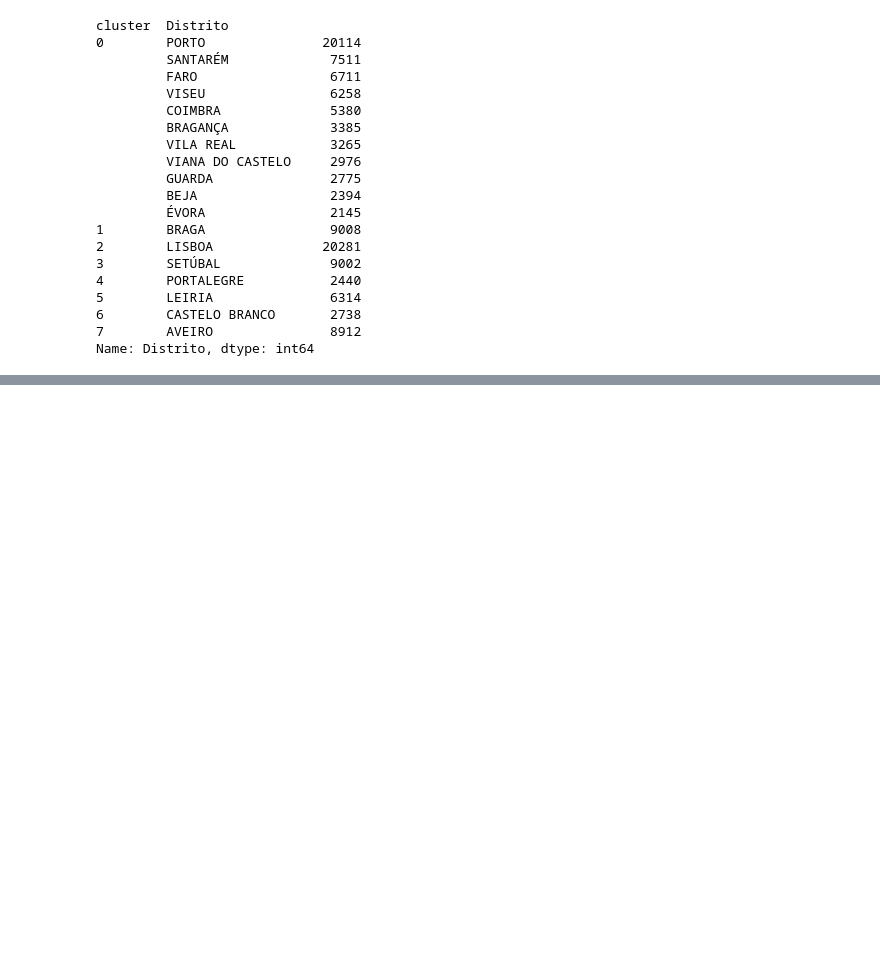
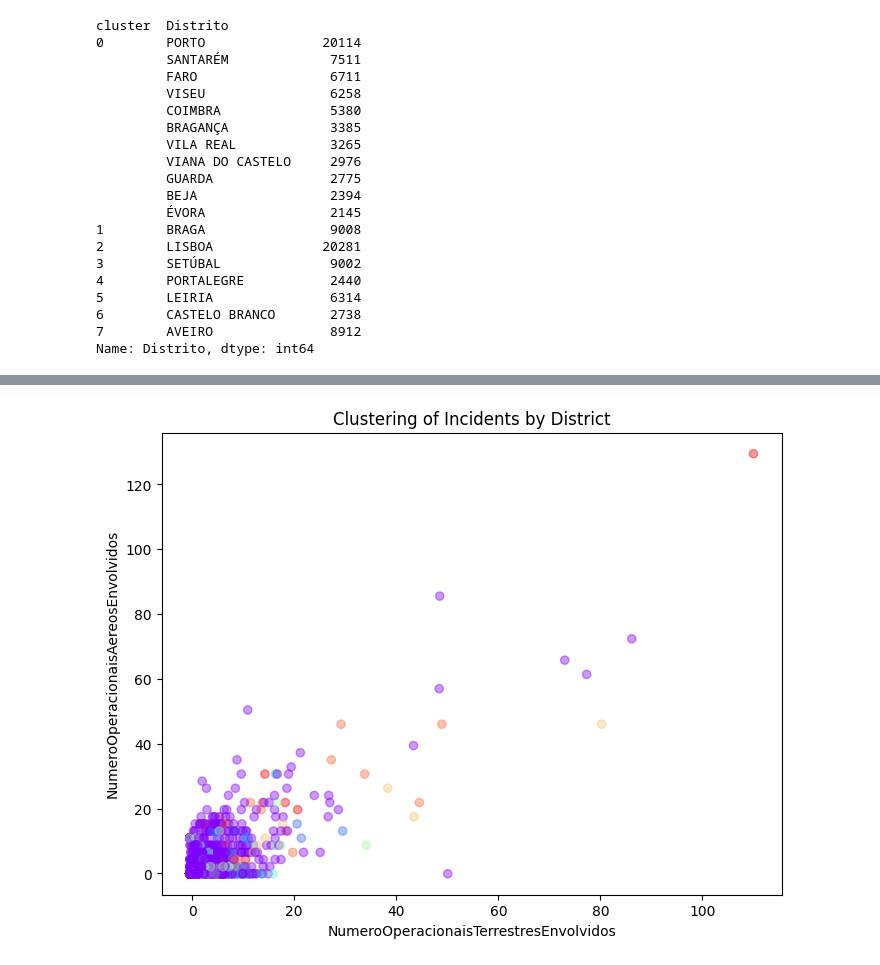
Before and after one commit to rodrigotuna/datattack2023, a Jupyter notebook: src/clustering.ipynb, the cells around one changed output, grey strips where cells are left out. Cells and saved outputs as stored; diff of their text form; code cells hidden in the pictures; blank space fills up the shorter version.

```diff
--- a/src/clustering.ipynb
+++ b/src/clustering.ipynb
@@ -151,0 +154,9 @@ plt.show()
+# %%
+fig, ax = plt.subplots(figsize=(8, 6))
+ax.scatter(data['NumeroOperacionaisTerrestresEnvolvidos'], data['NumeroOperacionaisAereosEnvolvidos'], c=clusters, cmap='rainbow', alpha=0.4)
+ax.set_xlabel('NumeroOperacionaisTerrestresEnvolvidos')
+ax.set_ylabel('NumeroOperacionaisAereosEnvolvidos')
+ax.set_title('Clustering of Incidents by District')
+plt.show()
+# %% [output]
+[figure, added]
```
Also changed, not shown: parts of 1 cell of this notebook, 6 other files.
